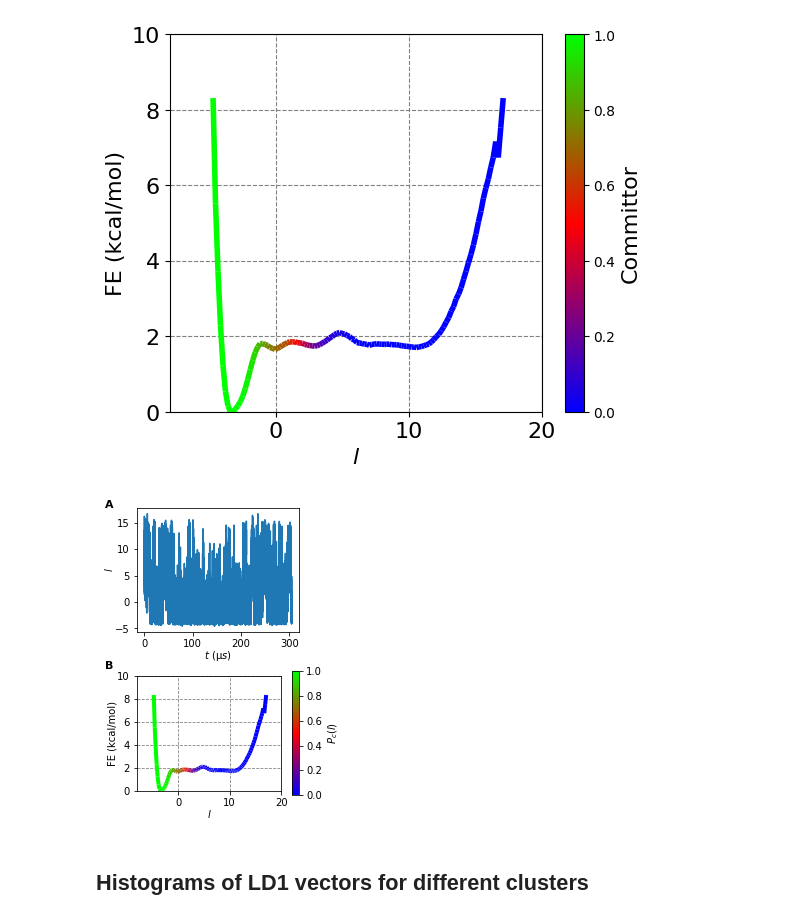
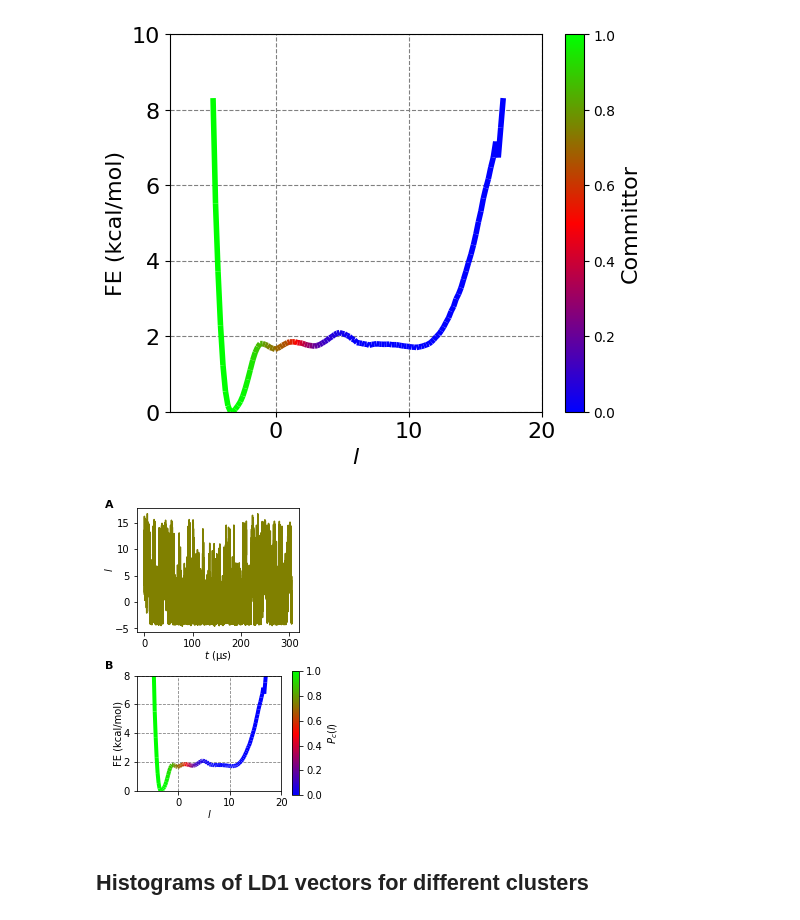
Before and after one commit to SasmalSubarna/posLDA_paper_2023, a Jupyter notebook: HP35/notebooks/figures_for_paper_updated_3.ipynb, the cells around one changed output. Cells and saved outputs as stored; diff of their text form; code cells hidden in the pictures.

```diff
--- a/HP35/notebooks/figures_for_paper_updated_3.ipynb
+++ b/HP35/notebooks/figures_for_paper_updated_3.ipynb
@@ -442,7 +441,7 @@ plt.rcParams.update({'font.size': 10})
 fig, axs = plt.subplots(2,1, figsize=(3.33,4.5))
 
 times = np.arange(len(ld_desres))*305./(len(ld_desres))
-axs[0].plot(times[::10],(ld_desres+proj_fu_avg)[::10])
+axs[0].plot(times[::10],(ld_desres+proj_fu_avg)[::10],color='olive')
 axs[0].set_ylabel('$l$',labelpad=0)
 axs[0].set_xlabel('$t$ $(\mathrm{\mu}s)$',labelpad=0)
 #axs[0].set_box_aspect(0.5)
@@ -451,35 +450,35 @@ axs[1].set_ylabel("FE (kcal/mol)",labelpad=0)
 axs[1].set_xlabel("$l$",labelpad=0)
 axs[1].tick_params(axis='both')
 axs[1].grid(b=True, which='major', axis='both', color='#808080', linestyle='--')
 # set lims
 axs[1].set_xlim(-8,20)
-axs[1].set_ylim(0.0, 10.0)
+axs[1].set_ylim(0.0, 8.0)
 axs[1].set_box_aspect(0.8)
 norm1 = plt.Normalize(0.0, 1.0)  # setting the limit [0,1]
 lc = LineCollection(segments, cmap=cmap, norm=norm1)
 
 # Set the values used for colormapping
 lc.set_array(comm_average_var[:,0])
 lc.set_linewidth(4)
 line = axs[1].add_collection(lc)
 
 divider = make_axes_locatable(axs[1])
 cax = divider.append_axes("right", size="5%", pad=0.15)
 
 cbar=fig.colorbar(line, cax=cax)
 cbar.set_label("$P_c(l)$")
 
 axs[0].text(-0.2, 1.0, string.ascii_uppercase[0], transform=axs[0].transAxes,
             size=11, weight='bold')
 
 axs[0].text(-0.2, -0.3, string.ascii_uppercase[1], transform=axs[0].transAxes,
             size=11, weight='bold')
 
 plt.tight_layout(pad=0)
 if os.path.exists(output_directory):
     plt.savefig(os.path.join(output_directory,'hp35_fe_commitor.pdf'),bbox_inches='tight')
 # %% [output]
-[figure, old version]
+[figure, new version]
 # %% [markdown]
 ## Histograms of LD1 vectors for different clusters
 # %%
```
Also changed, not shown: parts of 10 cells of this notebook.
